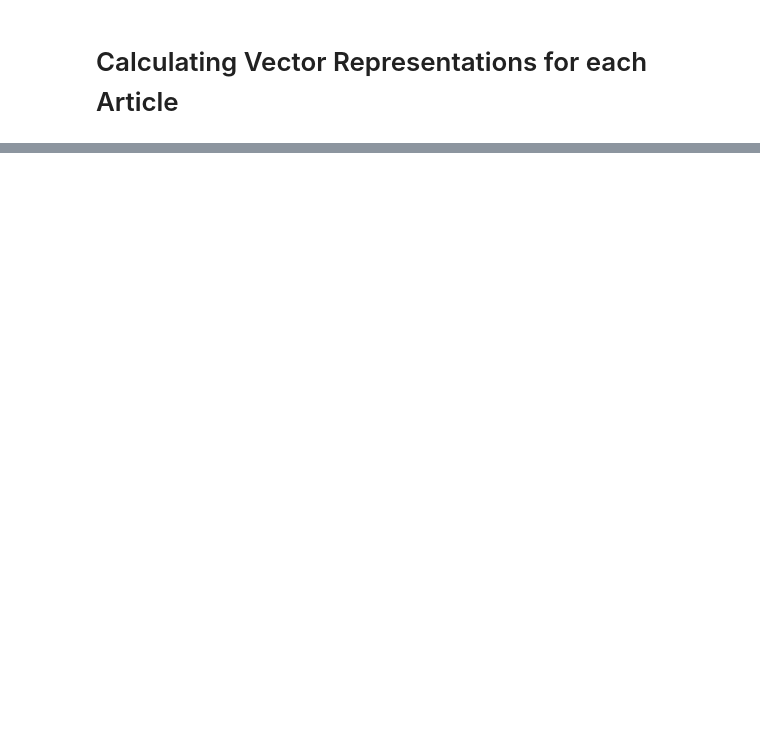
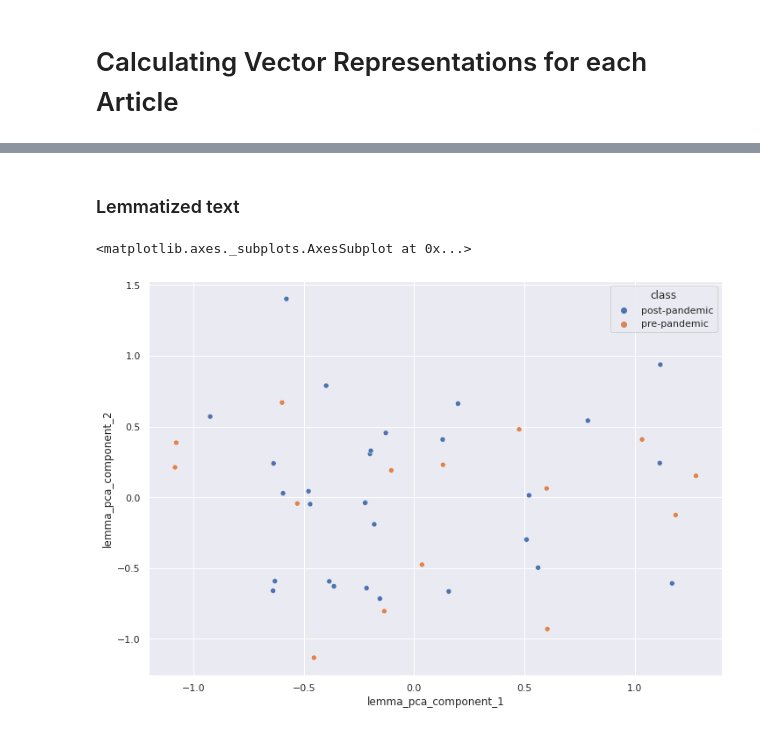
Before and after one commit to VintageGold/Text_Summarization, a Jupyter notebook: clustering_jorge.ipynb, the cells around one changed output, grey strips where cells are left out. Saved outputs shown, nothing was run; the diff lists cells and outputs as text; code cells hidden in the pictures; blank space fills up the shorter version.

```diff
--- a/clustering_jorge.ipynb
+++ b/clustering_jorge.ipynb
@@ -208,0 +258,9 @@ sns.scatterplot(data=embedded_df, x='dim_1', y='dim_2', hue='dbscan_class', ax=a
+# %% [markdown]
+### Lemmatized text
+# %%
+a4_dims = (11.7, 8.27)
+fig, ax = plt.subplots(figsize=a4_dims)
+sns.scatterplot(data=results_df, x='lemma_pca_component_1', y='lemma_pca_component_2', hue='class', ax=ax)
+# %% [output]
+<matplotlib.axes._subplots.AxesSubplot at 0x...>
+[figure, added]
```
Also changed, not shown: parts of 62 cells of this notebook, 4 other files.
